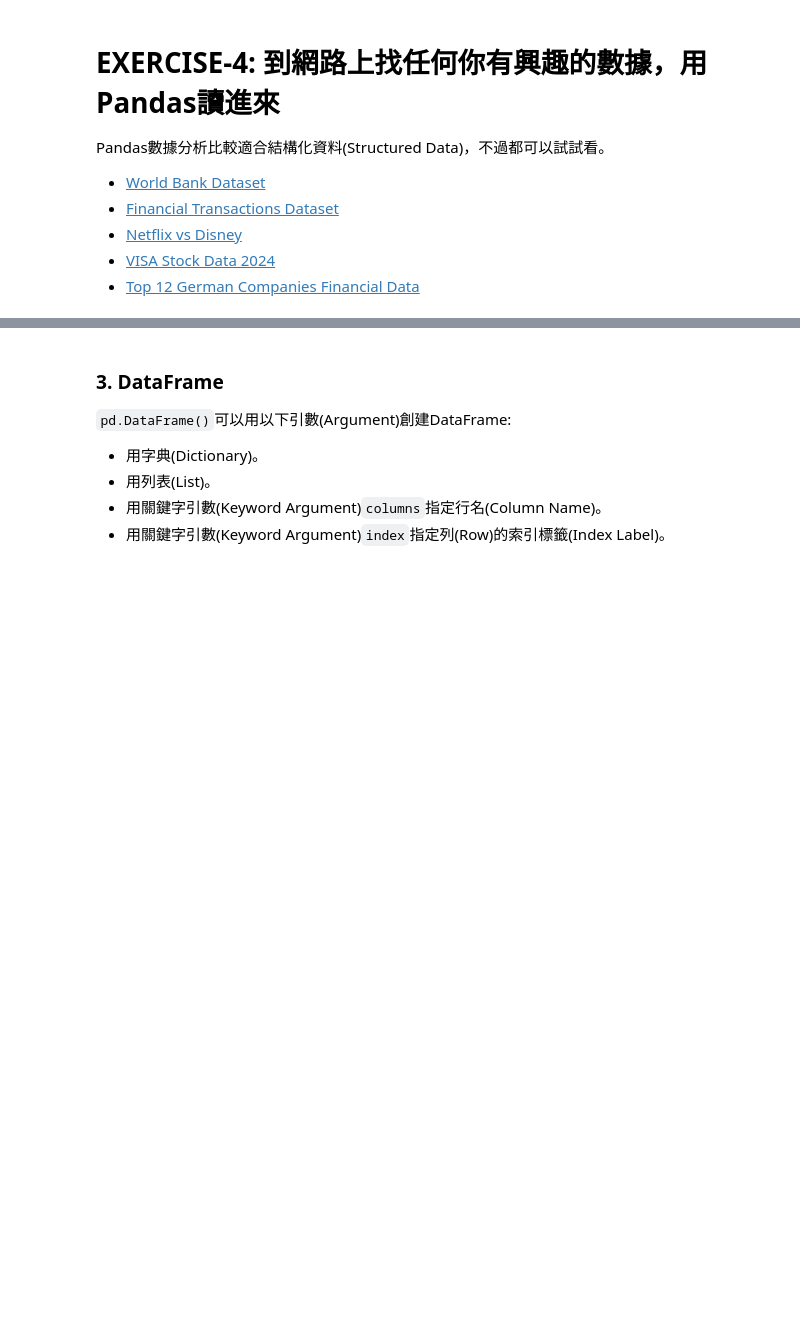
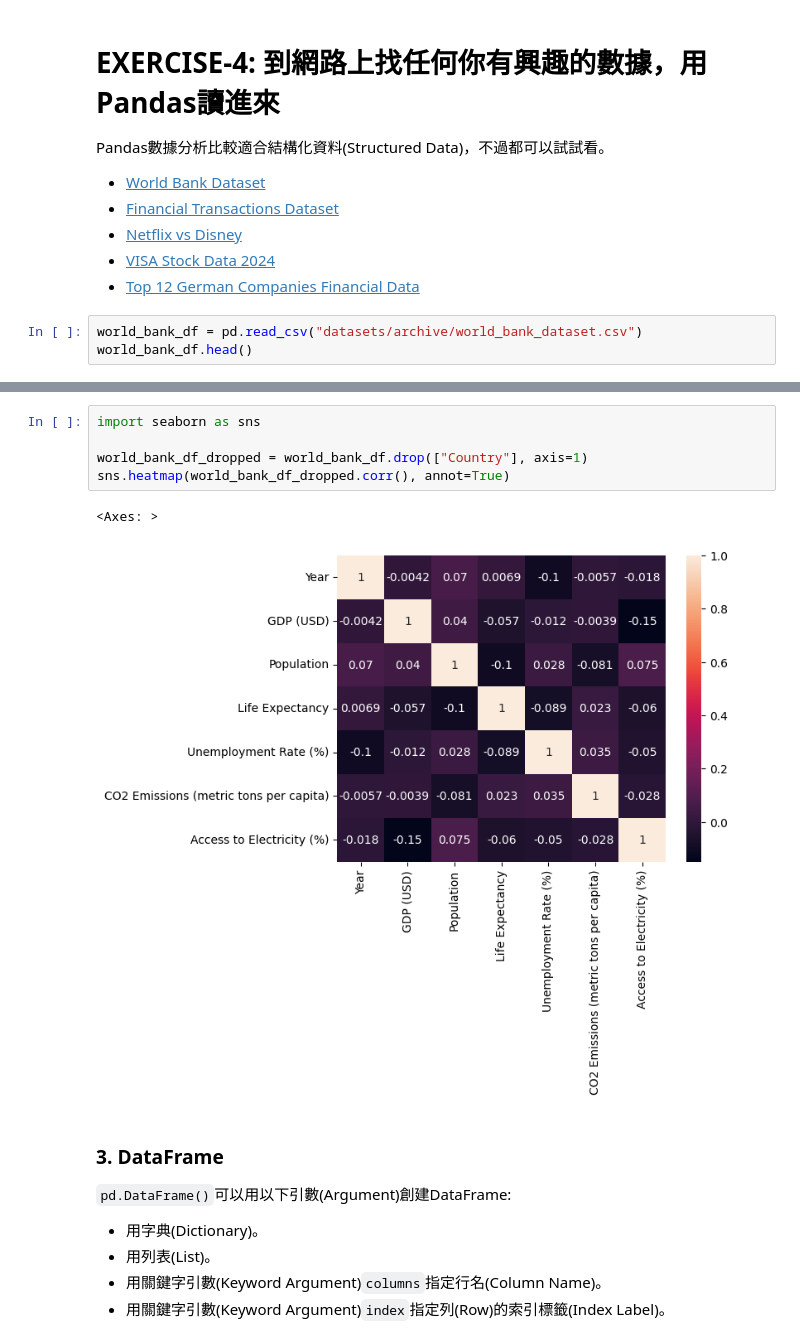
Before and after one commit to yungshun317/pd-algo-trading, a Jupyter notebook: data_analysis.ipynb, the cells around one changed output, grey strips where cells are left out. Saved outputs shown, nothing was run; the diff lists cells and outputs as text; blank space fills up the shorter version.

```diff
--- a/data_analysis.ipynb
+++ b/data_analysis.ipynb
@@ -568,3 +566,6 @@ Pandas數據分析比較適合結構化資料(Structured Data)，不過都可以
 - [Netflix vs Disney](https://www.kaggle.com/datasets/prathamjyotsingh/netflix-vs-disney)
 - [VISA Stock Data 2024](https://www.kaggle.com/datasets/umerhaddii/visa-stock-data-2024)
 - [Top 12 German Companies Financial Data](https://www.kaggle.com/datasets/heidarmirhajisadati/top-12-german-companies-financial-data)
+# %%
+world_bank_df = pd.read_csv("datasets/archive/world_bank_dataset.csv")
+world_bank_df.head()
@@ -571,3 +609,11 @@ Pandas數據分析比較適合結構化資料(Structured Data)，不過都可以
+# %%
+import seaborn as sns
+
+world_bank_df_dropped = world_bank_df.drop(["Country"], axis=1)
+sns.heatmap(world_bank_df_dropped.corr(), annot=True)
+# %% [output]
+<Axes: >
+[figure, added]
 # %% [markdown]
 ### 3. DataFrame
 
```
Also changed, not shown: parts of 9 cells of this notebook, 3 other files.
